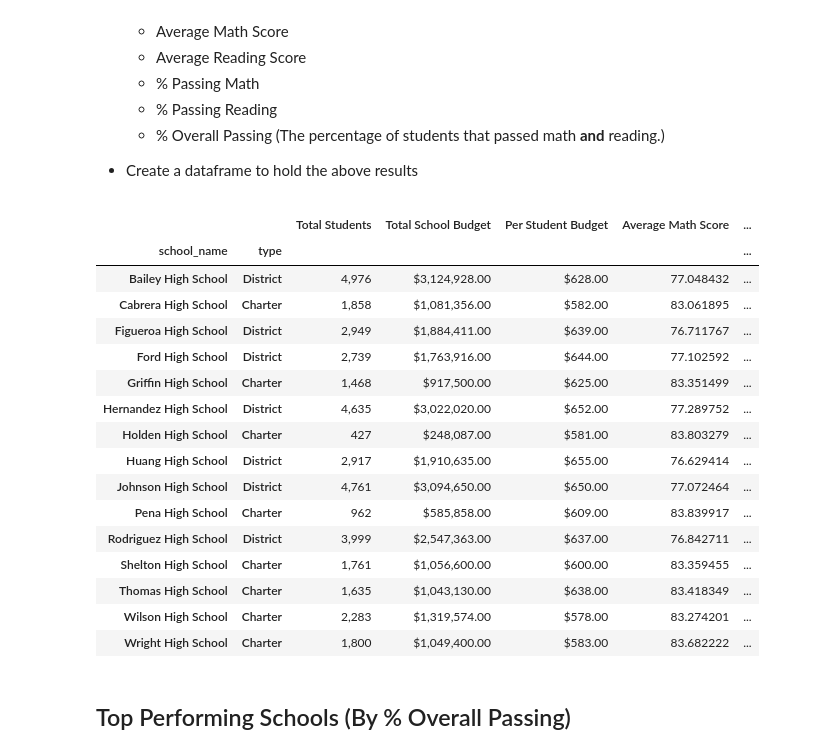
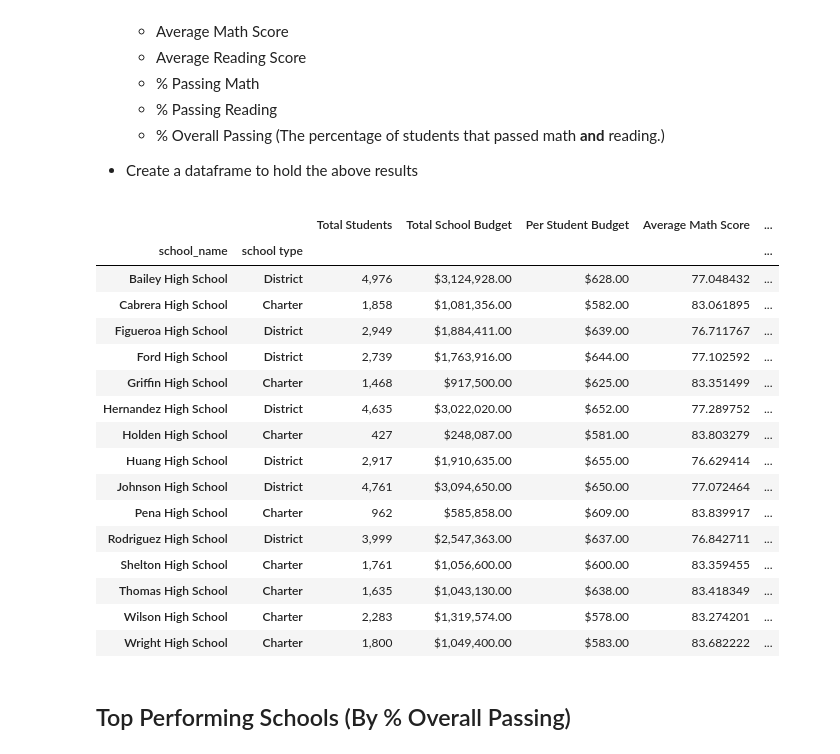
Before and after one commit to hiu-lai/pandas-challenge, a Jupyter notebook: PyCitySchools/PyCitySchools.ipynb, the cells around one changed output. Drawn from its saved outputs; the diff is of its cells as text; code cells hidden in the pictures.

```diff
--- a/PyCitySchools/PyCitySchools_starter-HL.ipynb
+++ b/PyCitySchools/PyCitySchools.ipynb
@@ -15,6 +15,7 @@ student_data = pd.read_csv(student_data_to_load)
 
 # Combine the data into a single dataset.
 school_data_complete = pd.merge(student_data, school_data, how="left", on=["school_name", "school_name"])
+school_data_complete = school_data_complete.rename(columns={'type': 'school type'})
 school_data_complete.head(10)
 # %% [output]
 |  | Student ID | student_name | gender | grade | school_name | reading_score | math_score | School ID | ... |
@@ -98,47 +99,47 @@ district_summary_df
 
 * Create a dataframe to hold the above results
 # %%
-grouped_school = school_data_complete.groupby(['school_name', 'type'])
+grouped_school = school_data_complete.groupby(['school_name', 'school type'])
 students_count = grouped_school["Student ID"].count()
 totschoolBudget = grouped_school["budget"].unique().str[0]
 # totschoolBud = grouped_school["budget"].unique().str[0]
 BudPerStudent = (totschoolBudget/students_count)
 avg_mathscore = grouped_school["math_score"].mean()
 avg_readscore = grouped_school["reading_score"].mean()
 
 # Calculate math score pass percentage
 math_pass_df = school_data_complete.loc[(school_data_complete["math_score"] >= 70)]
-math_pass_df = math_pass_df.groupby(['school_name', 'type'])
+math_pass_df = math_pass_df.groupby(['school_name', 'school type'])
 math_pass_df = (math_pass_df["Student ID"].count() / students_count) * 100
 
 # Calculate reading score pass percentage
 read_pass_df = school_data_complete.loc[(school_data_complete["reading_score"] >= 70)]
-read_pass_df = read_pass_df.groupby(['school_name', 'type'])
+read_pass_df = read_pass_df.groupby(['school_name', 'school type'])
 read_pass_df = (read_pass_df["Student ID"].count() / students_count) * 100
 
 # Overall pass percentage
 over_pass_df = school_data_complete.loc[(school_data_complete["reading_score"] >= 70) & (school_data_complete["math_score"] >= 70)]
-over_pass_df = over_pass_df.groupby(['school_name', 'type'])
+over_pass_df = over_pass_df.groupby(['school_name', 'school type'])
 over_pass_df = (over_pass_df["Student ID"].count() / students_count) * 100
 over_pass_df
 
 # Summary Dataframe
 school_summary_df = pd.DataFrame({'Total Students': students_count,
                                   'Total School Budget': totschoolBudget,
                                    'Per Student Budget': BudPerStudent,
                                    'Average Math Score': avg_mathscore,
                                    'Average Reading Score': avg_readscore,
                                    '% Passing Math': math_pass_df,
                                    '% Passing Reading': read_pass_df,
                                    '% Overall Passing': over_pass_df
                                    })
-school_summary_df['Total Students'] = school_summary_df['Total Students'].apply(lambda x: "{:,.0f}".format(x))
-school_summary_df['Total School Budget'] = school_summary_df['Total School Budget'].apply(lambda x: "${:,.2f}".format(x))
-school_summary_df['Per Student Budget'] = school_summary_df['Per Student Budget'].apply(lambda x: "${:,.2f}".format(x))
+school_summary_df['Total Students'] = school_summary_df['Total Students'].map("{:,.0f}".format)
+school_summary_df['Total School Budget'] = school_summary_df['Total School Budget'].map("${:,.2f}".format)
+school_summary_df['Per Student Budget'] = school_summary_df['Per Student Budget'].map("${:,.2f}".format)
 school_summary_df
 # %% [output]
 |  |  | Total Students | Total School Budget | Per Student Budget | Average Math Score | ... |
-| school_name | type |  |  |  |  | ... |
+| school_name | school type |  |  |  |  | ... |
 | Bailey High School | District | 4,976 | $3,124,928.00 | $628.00 | 77.048432 | ... |
 | Cabrera High School | Charter | 1,858 | $1,081,356.00 | $582.00 | 83.061895 | ... |
 | Figueroa High School | District | 2,949 | $1,884,411.00 | $639.00 | 76.711767 | ... |
```
Also changed, not shown: parts of 8 cells of this notebook.
